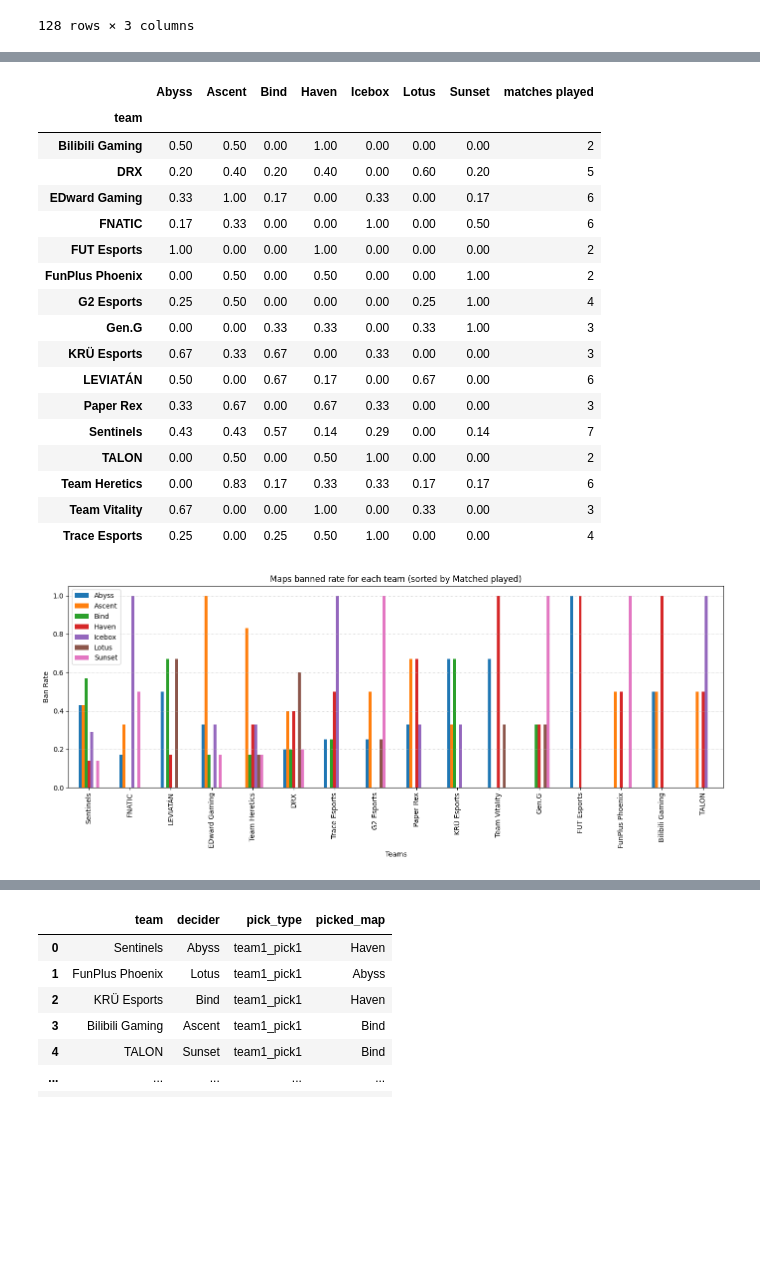
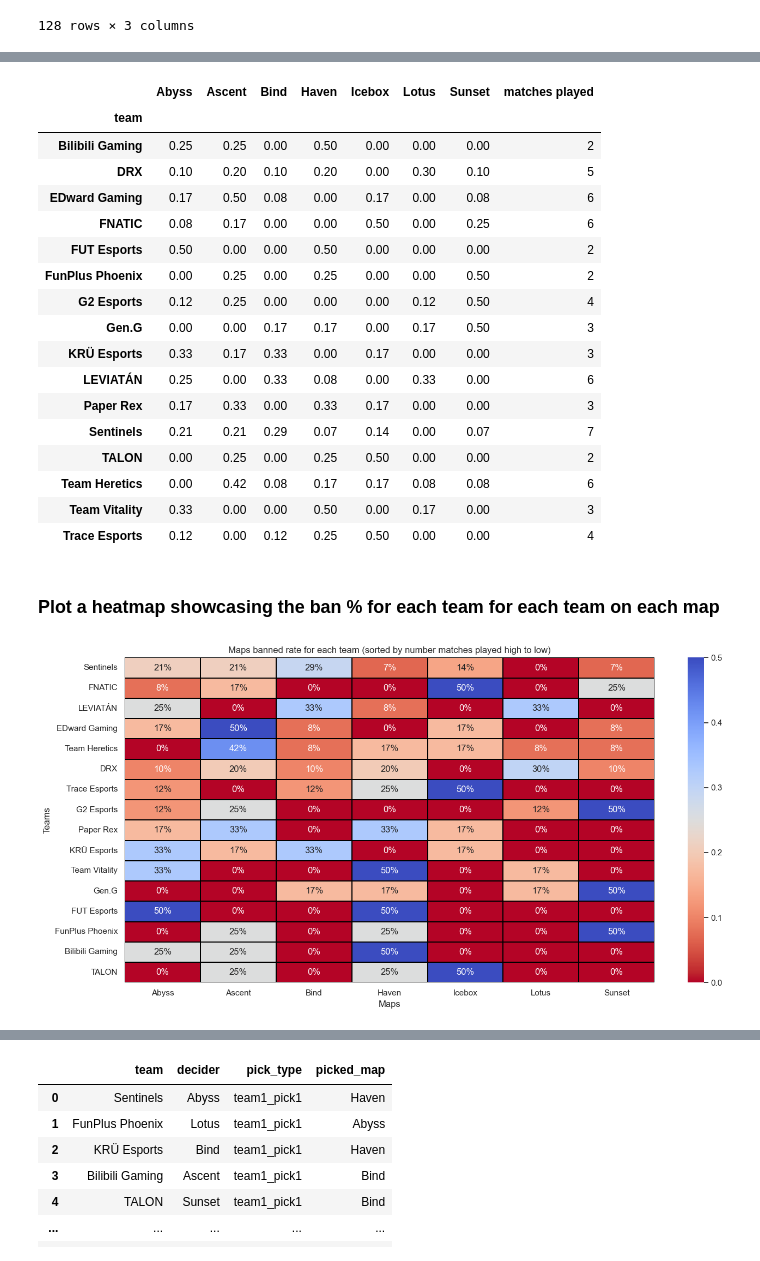
Before and after one commit to Piyush86kumar/Valorant-Champions-2024-Analysis, a Jupyter notebook: Detailed_matches_maps.ipynb, the cells around one changed output, grey strips where cells are left out. Saved outputs shown, nothing was run; the diff lists cells and outputs as text; code cells hidden in the pictures; blank space fills up the shorter version.

```diff
--- a/Detailed_matches_maps.ipynb
+++ b/Detailed_matches_maps.ipynb
@@ -511,5 +565,5 @@ df_team_bans
 # %%
-# Clean the map names and ban stages
+# Clean the ban stages
 df_team_bans['ban_stage'] = df_team_bans['ban_type'].apply(
     lambda x : 'Ban' if x =='team1_ban1' or x == 'team2_ban1' or x == 'team1_ban2' or x == 'team2_ban2' else "other"
 )
@@ -521,48 +575,57 @@ most_banned_maps = most_banned_maps.sort_values(['team', 'ban_count'], ascending
 
 #pivot the dataframe to get the maps as cols and teams as index
 df_banned_maps = most_banned_maps.pivot_table(index = 'team', columns = 'map', values = 'ban_count', fill_value = 0)
+df_total = pd.DataFrame()
+df_total['total_bans'] = df_banned_maps.sum(axis = 1)
 
-# Calculate the ban rate for each map by dividing ban counts by total matches played
-df_banned_maps = df_banned_maps.div(df_matches_played['matches played'], axis=0)
+# Calculate the ban rate for each map by dividing ban counts by total bans
+df_banned_maps = (df_banned_maps.div(df_total['total_bans'], axis=0))
 df_banned_maps = df_banned_maps.round(2)
 
-# Add matches played  column to the banned maps dataframe
+# Add matches played column to the banned maps dataframe
 df_banned_maps= df_banned_maps.join(df_matches_played)
 
 df_banned_maps
 # %% [output]
 |  | Abyss | Ascent | Bind | Haven | Icebox | Lotus | Sunset | matches played |
 | team |  |  |  |  |  |  |  |  |
-| Bilibili Gaming | 0.50 | 0.50 | 0.00 | 1.00 | 0.00 | 0.00 | 0.00 | 2 |
-| DRX | 0.20 | 0.40 | 0.20 | 0.40 | 0.00 | 0.60 | 0.20 | 5 |
-| EDward Gaming | 0.33 | 1.00 | 0.17 | 0.00 | 0.33 | 0.00 | 0.17 | 6 |
-| FNATIC | 0.17 | 0.33 | 0.00 | 0.00 | 1.00 | 0.00 | 0.50 | 6 |
-| FUT Esports | 1.00 | 0.00 | 0.00 | 1.00 | 0.00 | 0.00 | 0.00 | 2 |
-| FunPlus Phoenix | 0.00 | 0.50 | 0.00 | 0.50 | 0.00 | 0.00 | 1.00 | 2 |
-| G2 Esports | 0.25 | 0.50 | 0.00 | 0.00 | 0.00 | 0.25 | 1.00 | 4 |
-| Gen.G | 0.00 | 0.00 | 0.33 | 0.33 | 0.00 | 0.33 | 1.00 | 3 |
-| KRÜ Esports | 0.67 | 0.33 | 0.67 | 0.00 | 0.33 | 0.00 | 0.00 | 3 |
-| LEVIATÁN | 0.50 | 0.00 | 0.67 | 0.17 | 0.00 | 0.67 | 0.00 | 6 |
-| Paper Rex | 0.33 | 0.67 | 0.00 | 0.67 | 0.33 | 0.00 | 0.00 | 3 |
-| Sentinels | 0.43 | 0.43 | 0.57 | 0.14 | 0.29 | 0.00 | 0.14 | 7 |
-| TALON | 0.00 | 0.50 | 0.00 | 0.50 | 1.00 | 0.00 | 0.00 | 2 |
-| Team Heretics | 0.00 | 0.83 | 0.17 | 0.33 | 0.33 | 0.17 | 0.17 | 6 |
-| Team Vitality | 0.67 | 0.00 | 0.00 | 1.00 | 0.00 | 0.33 | 0.00 | 3 |
-| Trace Esports | 0.25 | 0.00 | 0.25 | 0.50 | 1.00 | 0.00 | 0.00 | 4 |
+| Bilibili Gaming | 0.25 | 0.25 | 0.00 | 0.50 | 0.00 | 0.00 | 0.00 | 2 |
+| DRX | 0.10 | 0.20 | 0.10 | 0.20 | 0.00 | 0.30 | 0.10 | 5 |
+| EDward Gaming | 0.17 | 0.50 | 0.08 | 0.00 | 0.17 | 0.00 | 0.08 | 6 |
+| FNATIC | 0.08 | 0.17 | 0.00 | 0.00 | 0.50 | 0.00 | 0.25 | 6 |
+| FUT Esports | 0.50 | 0.00 | 0.00 | 0.50 | 0.00 | 0.00 | 0.00 | 2 |
+| FunPlus Phoenix | 0.00 | 0.25 | 0.00 | 0.25 | 0.00 | 0.00 | 0.50 | 2 |
+| G2 Esports | 0.12 | 0.25 | 0.00 | 0.00 | 0.00 | 0.12 | 0.50 | 4 |
+| Gen.G | 0.00 | 0.00 | 0.17 | 0.17 | 0.00 | 0.17 | 0.50 | 3 |
+| KRÜ Esports | 0.33 | 0.17 | 0.33 | 0.00 | 0.17 | 0.00 | 0.00 | 3 |
+| LEVIATÁN | 0.25 | 0.00 | 0.33 | 0.08 | 0.00 | 0.33 | 0.00 | 6 |
+| Paper Rex | 0.17 | 0.33 | 0.00 | 0.33 | 0.17 | 0.00 | 0.00 | 3 |
+| Sentinels | 0.21 | 0.21 | 0.29 | 0.07 | 0.14 | 0.00 | 0.07 | 7 |
+| TALON | 0.00 | 0.25 | 0.00 | 0.25 | 0.50 | 0.00 | 0.00 | 2 |
+| Team Heretics | 0.00 | 0.42 | 0.08 | 0.17 | 0.17 | 0.08 | 0.08 | 6 |
+| Team Vitality | 0.33 | 0.00 | 0.00 | 0.50 | 0.00 | 0.17 | 0.00 | 3 |
+| Trace Esports | 0.12 | 0.00 | 0.12 | 0.25 | 0.50 | 0.00 | 0.00 | 4 |
+# %% [markdown]
+### Plot a heatmap showcasing the ban % for each team for each team on each map
 # %%
+# visualize the ban rate for each map for each team sorted by number of matches played
+
+#Sort values by the matches played
 df_banned_maps= df_banned_maps.sort_values( by = 'matches played', ascending = False)
+
+# selecting the matches columns
 map_cols = [cols for cols in df_banned_maps.columns if cols != 'matches played']
 
-df_banned_maps[map_cols].plot(kind = 'bar', figsize = (14, 6))
-plt.title("Maps banned rate for each team (sorted by Matched played)")
-plt.ylabel("Ban Rate")
-plt.xlabel("Teams")
+plt.figure(figsize = (14, 7))
+sns.heatmap(df_banned_maps[map_cols], cmap = 'coolwarm_r', linewidth = 0.2, linecolor = 'black', annot = True, xticklabels= True, yticklabels= True, fmt = ".0%")
 
-plt.grid(axis = 'y', linestyle = ':', linewidth = 0.7)
+plt.title("Maps banned rate for each team (sorted by number matches played high to low)")
+plt.ylabel("Teams")
+plt.xlabel("Maps")
 plt.tight_layout()
 plt.show()
 # %% [output]
-[figure, old version]
+[figure, new version]
 # %%
 df_bo3.head()
 # %% [output]
```
Also changed, not shown: parts of 50 cells of this notebook, 6 other files.
